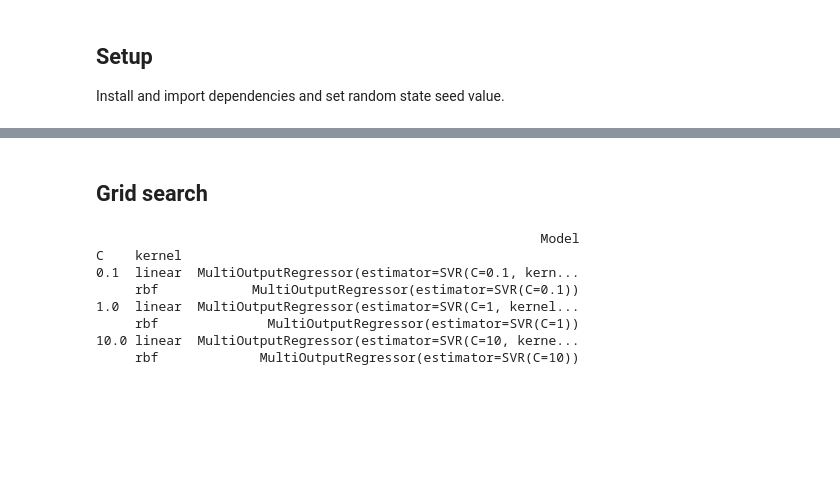
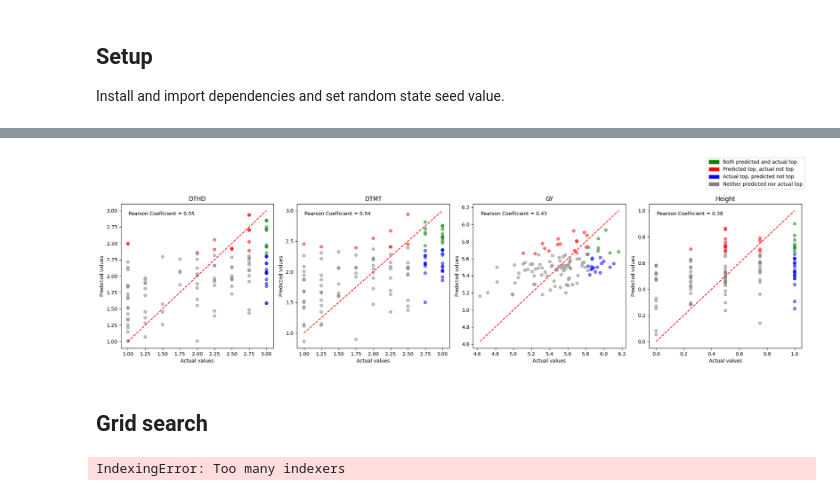
Before and after one commit to CaoCalvin/ml_research, a Jupyter notebook: project.ipynb, the cells around one changed output, grey strips where cells are left out. Drawn from its saved outputs; the diff is of its cells as text; code cells hidden in the pictures; blank space fills up the shorter version.

```diff
--- a/project.ipynb
+++ b/project.ipynb
@@ -122,0 +101,21 @@ cmp.plot_predictions_vs_actuals(y_pred, y_test, y_pred_top, y_test_top)
+# %%
+# split feature matrix into training, CV & test sets
+X_train, y_train, X_CV, y_CV, X_test, y_test = bmo.split(X, y, CV_SET_PORTION, TEST_SET_PORTION, RANDOM_STATE)
+
+print(f"\n# TRAINING:")
+print(f'\nX_train {X_train.shape}')
+print(X_train.iloc[:5, :5])
+print(f'\ny_train {y_train.shape}')
+print(y_train.head())
+
+print("\n# CV:")
+print(f'\nX_CV {X_CV.shape}')
+print(X_CV.iloc[:5, :5])
+print(f'\ny_CV {y_CV.shape}')
+print(y_CV.head())
+
+print("\n# TEST:")
+print(f'\nX_test {X_test.shape}')
+print(X_test.iloc[:5, :5])
+print(f'\ny_test {y_test.shape}')
+print(y_test.head())
@@ -122,0 +140,9 @@ cmp.plot_predictions_vs_actuals(y_pred, y_test, y_pred_top, y_test_top)
+# %%
+# scale feature matrix
+X_scaler = StandardScaler()
+X_train_scaled = pd.DataFrame(X_scaler.fit_transform(X_train), index=X_train.index, columns=X_train.columns)
+
+y_scaler = StandardScaler()
+y_train_scaled = pd.DataFrame(y_scaler.fit_transform(y_train), index=y_train.index, columns=y_train.columns)
+
+y_train_scaled.head()
@@ -123,21 +157,30 @@ cmp.plot_predictions_vs_actuals(y_pred, y_test, y_pred_top, y_test_top)
+# %%
+svr = bmo.train_SVR(X_train_scaled, y_train_scaled)
+
+# Train a model with default parameters
+X_test_scaled = pd.DataFrame(X_scaler.transform(X_test), index=X_test.index, columns=X_test.columns)
+
+# predict, identify top lines and plot
+y_pred = pd.DataFrame(y_scaler.inverse_transform(svr.predict(X_test_scaled)), columns=target_labels)
+y_pred_top = cdt.classify_top(y_pred, TOP_LINE_THRESH)
+y_test_top = cdt.classify_top(y_test, TOP_LINE_THRESH)
+cmp.plot_predictions_vs_actuals(y_pred, y_test, y_pred_top, y_test_top)
+# %% [output]
+[figure, added]
 # %% [markdown]
 ## Grid search
 # %%
-# C values and kernels to try combos of
+"""# C values and kernels to try combos of
 param_grid = {
-    'C': [0.1, 1, 10],
-    'kernel': ['linear', 'rbf']
+    'gamma': bmo.power_list(2, -15, 3),
+    'C': bmo.power_list(2, -4, 14)
+}
+"""
+
+param_grid = {
+    'gamma': bmo.power_list(2, 1, 2),
+    'C': bmo.power_list(2, -1, 0)
 }
 
 # perform the grid search with SVR models
-model_grid = bmo.grid_search(X_train, y_train, param_grid, bmo.train_SVR)
-print(model_grid)
+model_grid = bmo.grid_search(X_train, y_train, param_grid, bmo.train_SVR, kernel='rbf')
-# %% [output]
-                                                         Model
-C    kernel
-0.1  linear  MultiOutputRegressor(estimator=SVR(C=0.1, kern...
-     rbf            MultiOutputRegressor(estimator=SVR(C=0.1))
-1.0  linear  MultiOutputRegressor(estimator=SVR(C=1, kernel...
-     rbf              MultiOutputRegressor(estimator=SVR(C=1))
-10.0 linear  MultiOutputRegressor(estimator=SVR(C=10, kerne...
-     rbf             MultiOutputRegressor(estimator=SVR(C=10))
@@ -145,0 +187,5 @@ C    kernel
+# %%
+# plot results of grid search with column and row labels for the parameters trained on
+cmp.plot_grid_search(X_CV, y_CV, param_grid, model_grid, 'DTHD')
+# %% [output]
+IndexingError: Too many indexers
```
Also changed, not shown: parts of 12 cells of this notebook, 4 other files.
